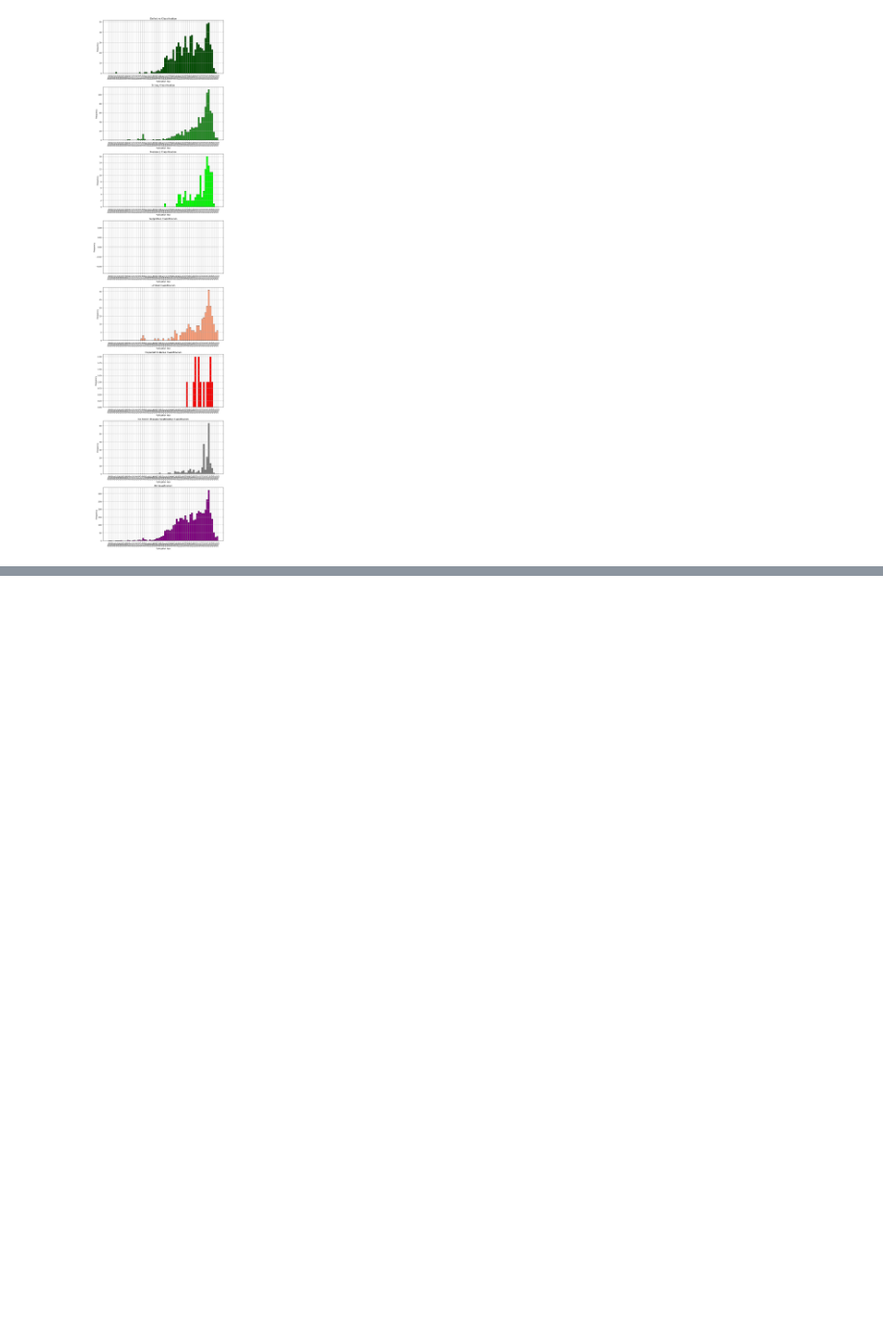
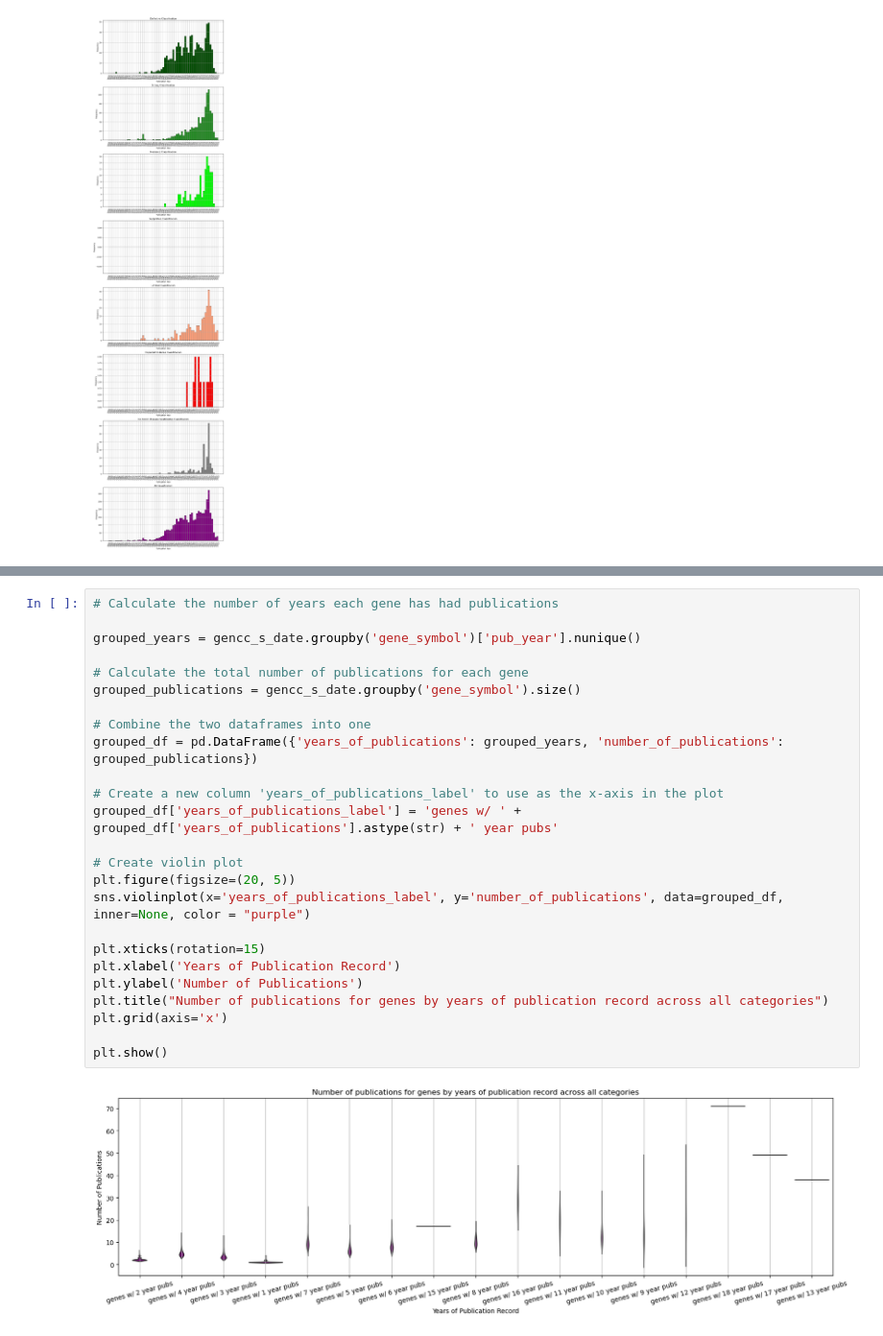
Before and after one commit to microsoft/healthfutures-evagg, a Jupyter notebook: sandbox/ash/gencc_truth_set.ipynb, the cells around one changed output, grey strips where cells are left out. Shown at 96% size. Drawn from its saved outputs; the diff is of its cells as text; blank space fills up the shorter version.

```diff
--- a/sandbox/ash/gencc_truth_set.ipynb
+++ b/sandbox/ash/gencc_truth_set.ipynb
@@ -432,0 +554,27 @@ plt.show()
+# %%
+# Calculate the number of years each gene has had publications
+
+grouped_years = gencc_s_date.groupby('gene_symbol')['pub_year'].nunique()
+
+# Calculate the total number of publications for each gene
+grouped_publications = gencc_s_date.groupby('gene_symbol').size()
+
+# Combine the two dataframes into one
+grouped_df = pd.DataFrame({'years_of_publications': grouped_years, 'number_of_publications': grouped_publications})
+
+# Create a new column 'years_of_publications_label' to use as the x-axis in the plot
+grouped_df['years_of_publications_label'] = 'genes w/ ' + grouped_df['years_of_publications'].astype(str) + ' year pubs'
+
+# Create violin plot
+plt.figure(figsize=(20, 5))
+sns.violinplot(x='years_of_publications_label', y='number_of_publications', data=grouped_df, inner=None, color = "purple")
+
+plt.xticks(rotation=15)
+plt.xlabel('Years of Publication Record')
+plt.ylabel('Number of Publications')
+plt.title("Number of publications for genes by years of publication record across all categories")
+plt.grid(axis='x')
+
+plt.show()
+# %% [output]
+[figure, added]
```
Also changed, not shown: parts of 11 cells of this notebook.
